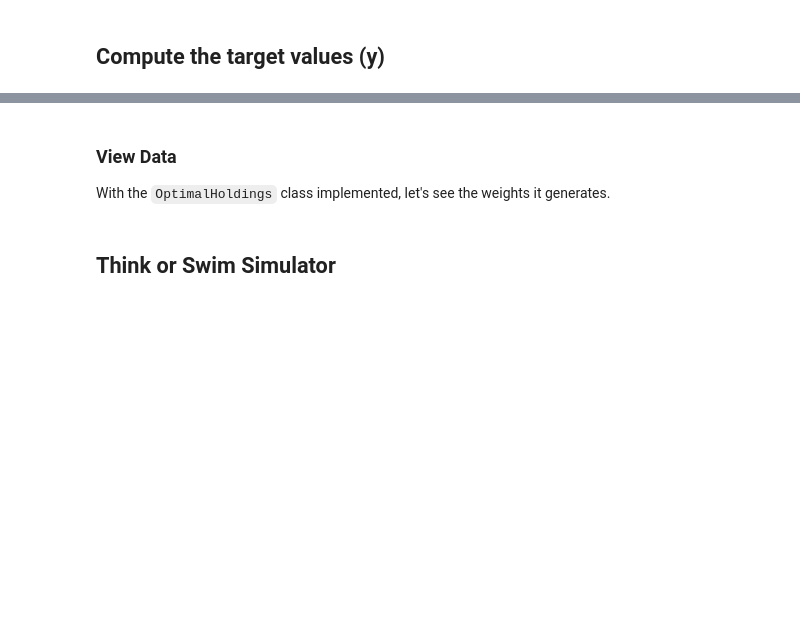
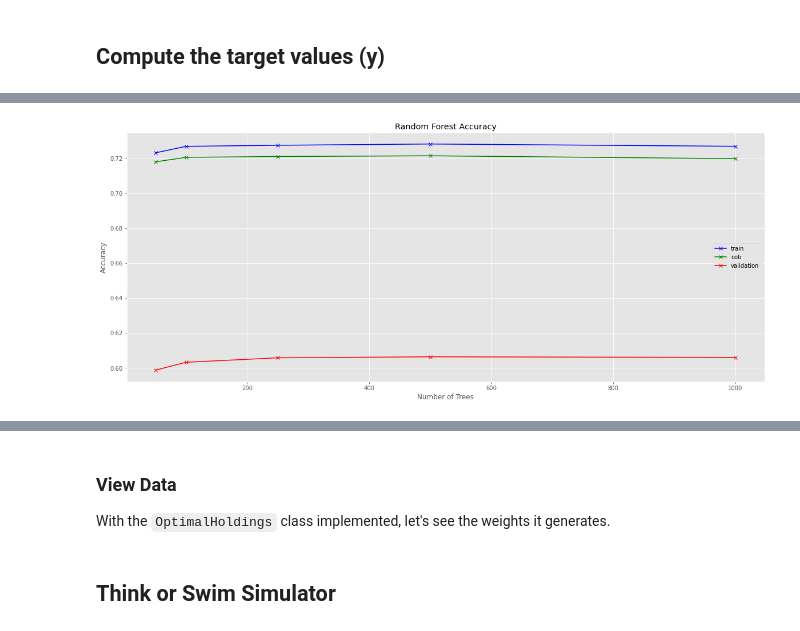
Before and after one commit to nmaiorana/svi-trading-tools, a Jupyter notebook: portfolio_analysis_ml.ipynb, the cells around one changed output, grey strips where cells are left out. Saved outputs shown, nothing was run; the diff lists cells and outputs as text; code cells hidden in the pictures; blank space fills up the shorter version.

```diff
--- a/portfolio_analysis_ml.ipynb
+++ b/portfolio_analysis_ml.ipynb
@@ -21,13 +21,18 @@ import os
 import pandas as pd
 import numpy as np
 import math
+from tqdm.notebook import tqdm
 import matplotlib.pyplot as plt
 
 %matplotlib inline
+plt.style.use('ggplot')
+plt.rcParams['figure.figsize'] = (20, 8)
 
 import importlib
 import trading_functions as tf
 importlib.reload(tf)
+from trading_functions import Returns
+from trading_functions import Data
 
 portfun = tf.Portfolio()
 selfun = tf.Selection()
@@ -39,7 +44,6 @@ importlib.reload(portfolio_optimizer)
 import ameritrade_functions as amc
 importlib.reload(amc)
 
-plt.rcParams['figure.figsize'] = (20, 8)
 print(f'Python version: {python_version()}')
 print(f'Pandas version: {pd.__version__}')
 # %% [output]
@@ -364,0 +459,31 @@ X, X_train, X_valid, X_test, y_train, y_valid, y_testj = make_splits(all_factors
+# %%
+n_days = 10
+n_stocks = len(set(all_factors.index.get_level_values(level='ticker').values))
+
+clf_parameters = {
+    'criterion': 'entropy',
+    'min_samples_leaf': n_stocks * n_days,
+    'oob_score': True,
+    'n_jobs': -1,
+    'random_state': clf_random_state}
+n_trees_l = [50, 100, 250, 500, 1000]
+# %%
+from sklearn.ensemble import RandomForestClassifier
+
+train_score = []
+valid_score = []
+oob_score = []
+feature_importances = []
+
+for n_trees in tqdm(n_trees_l, desc='Training Models', unit='Model'):
+    clf = RandomForestClassifier(n_trees, **clf_parameters)
+    clf.fit(X_train, y_train)
+
+    train_score.append(clf.score(X_train, y_train.values))
+    valid_score.append(clf.score(X_valid, y_valid.values))
+    oob_score.append(clf.oob_score_)
+    feature_importances.append(clf.feature_importances_)
+# %%
+utils.plot_results(n_trees_l, train_score, oob_score, valid_score, ['train', 'oob', 'validation'], 'Random Forest Accuracy', 'Number of Trees')
+# %% [output]
+[figure, added]
```
Also changed, not shown: parts of 42 cells of this notebook, 5 other files.
